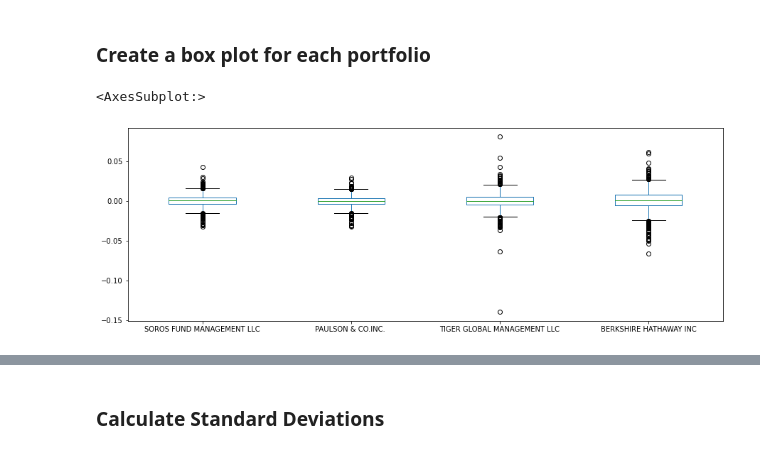
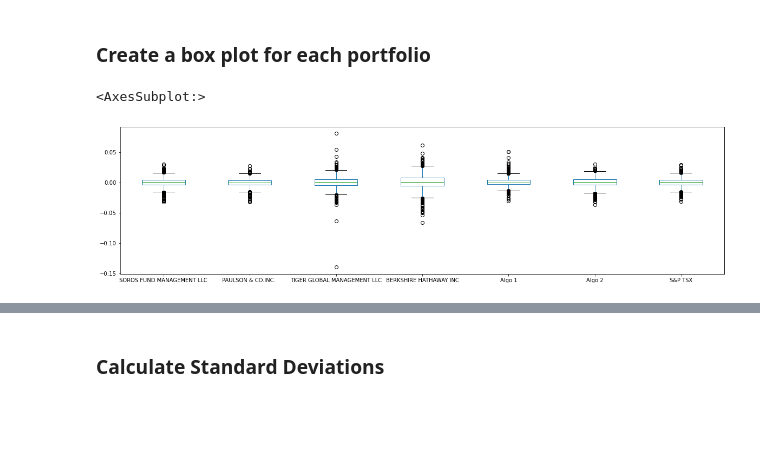
Before and after one commit to vjreddy2001/Portfolio, a Jupyter notebook: whale_analysis.ipynb, the cells around one changed output, grey strips where cells are left out. Drawn from its saved outputs; the diff is of its cells as text; code cells hidden in the pictures; blank space fills up the shorter version.

```diff
--- a/whale_analysis.ipynb
+++ b/whale_analysis.ipynb
@@ -343,8 +343,8 @@ Determine the _risk_ of each portfolio:
 ### Create a box plot for each portfolio
 # %%
 # Box plot to visually show risk
-# whale_portfolio returns
-whale_portf_df.plot(kind="box", figsize=(15,5))
+
+joined_portfolio.plot(kind="box", figsize=(20,5))
 # %% [output]
 <AxesSubplot:>
-[figure, old version]
+[figure, new version]
```
Also changed, not shown: parts of 6 cells of this notebook, 9 other files.
